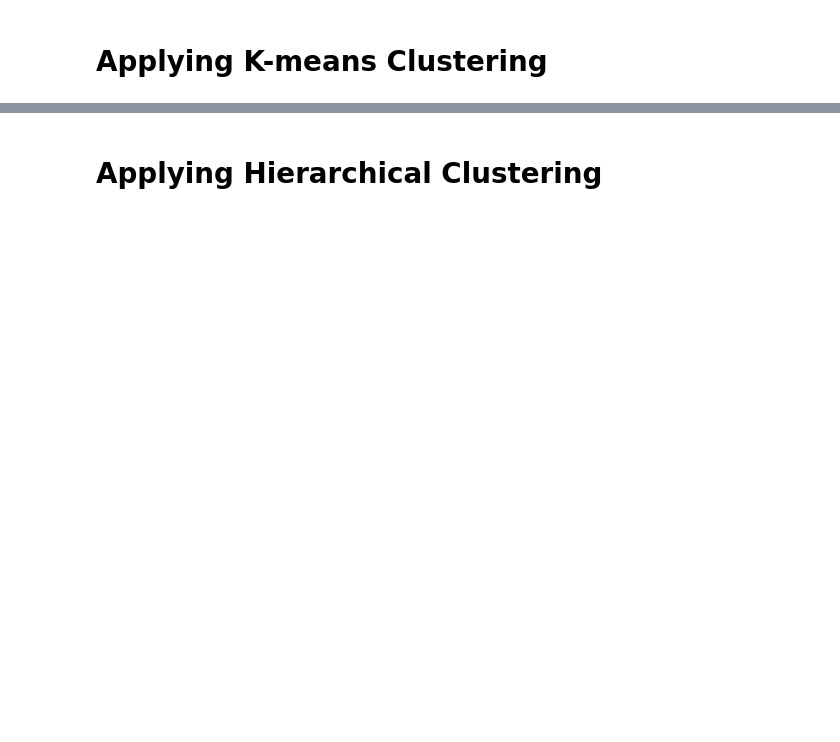
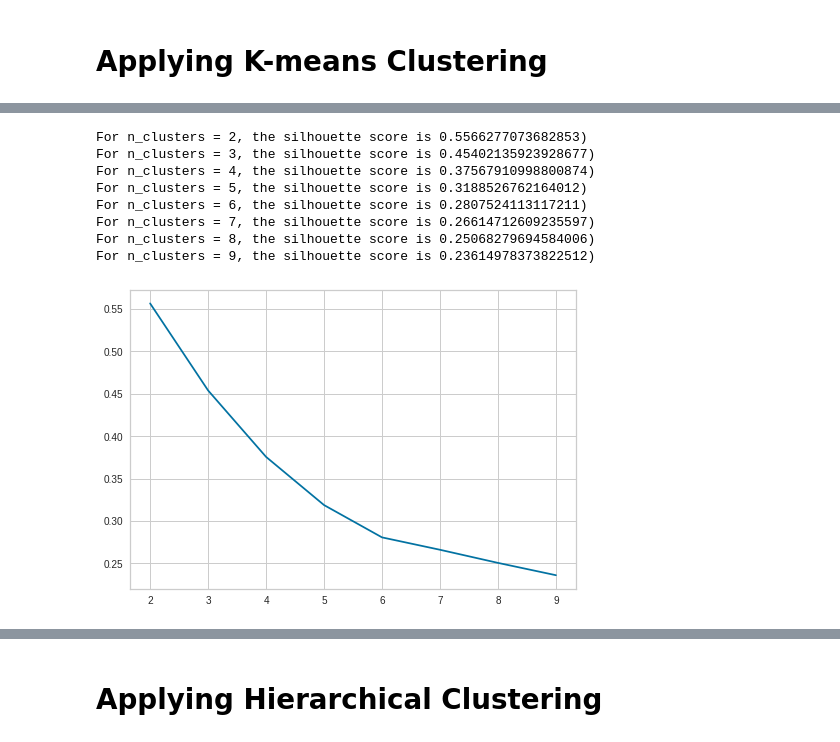
Before and after one commit to cfreeman22/AllLifeBankCustomer_Segmentation, a Jupyter notebook: AllLifeBankCustomerSegmentation.ipynb, the cells around one changed output, grey strips where cells are left out. Cells and saved outputs as stored; diff of their text form; code cells hidden in the pictures; blank space fills up the shorter version.

```diff
--- a/AllLifeBankCustomerSegmentation.ipynb
+++ b/AllLifeBankCustomerSegmentation.ipynb
@@ -347,0 +428,23 @@ df.head()
+# %%
+sil_score = []
+cluster_list = list(range(2, 10))
+for n_clusters in cluster_list:
+    clusterer = KMeans(n_clusters=n_clusters)
+    preds = clusterer.fit_predict((subset_scaled_df))
+    # centers = clusterer.cluster_centers_
+    score = silhouette_score(subset_scaled_df, preds)
+    sil_score.append(score)
+    print("For n_clusters = {}, the silhouette score is {})".format(n_clusters, score))
+
+plt.plot(cluster_list, sil_score)
+plt.show()
+# %% [output]
+For n_clusters = 2, the silhouette score is 0.5566277073682853)
+For n_clusters = 3, the silhouette score is 0.45402135923928677)
+For n_clusters = 4, the silhouette score is 0.37567910998800874)
+For n_clusters = 5, the silhouette score is 0.3188526762164012)
+For n_clusters = 6, the silhouette score is 0.2807524113117211)
+For n_clusters = 7, the silhouette score is 0.26614712609235597)
+For n_clusters = 8, the silhouette score is 0.25068279694584006)
+For n_clusters = 9, the silhouette score is 0.23614978373822512)
+[figure, added]
```
Also changed, not shown: parts of 36 cells of this notebook.
